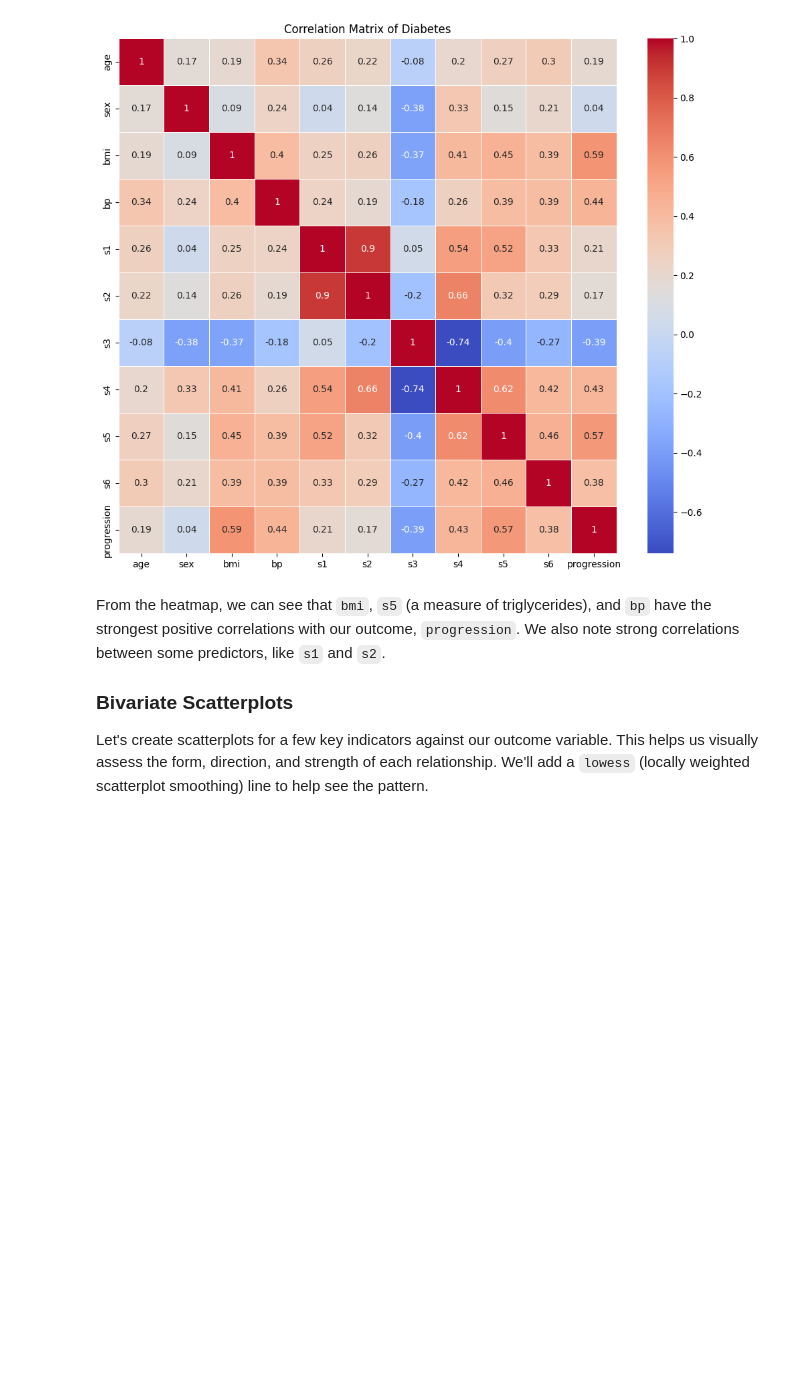
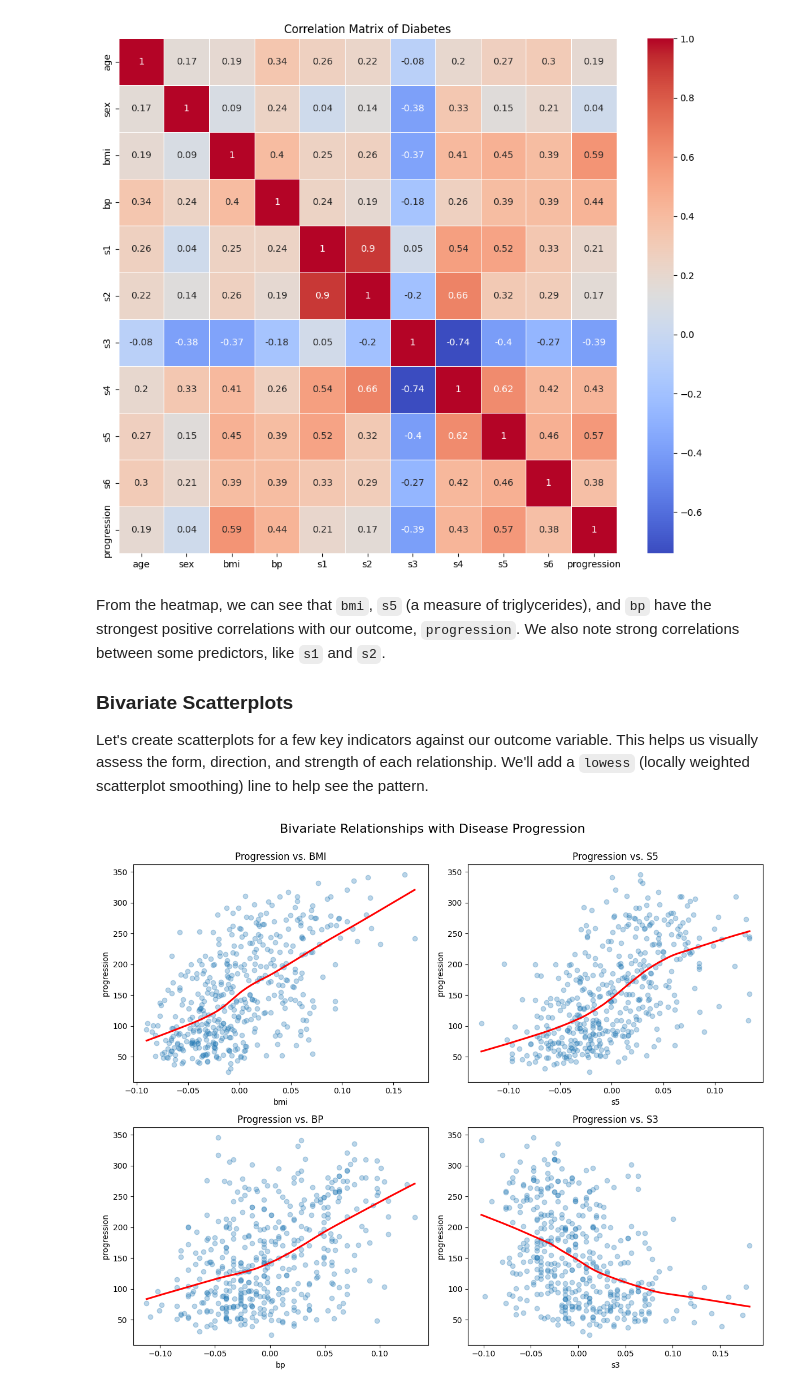
Before and after one commit to ibrahim-kocyigit/kocyigit-dsml, a Jupyter notebook: 03_specializations/01_fitting_statistical_models_to_data_with_python/01_considerations_for_statistical_modeling/06_getting_started_with_modeling_in_python.ipynb, the cells around one changed output. Cells and saved outputs as stored; diff of their text form; code cells hidden in the pictures; blank space fills up the shorter version.

```diff
--- a/03_specializations/01_fitting_statistical_models_to_data_with_python/01_considerations_for_statistical_modeling/06_getting_started_with_modeling_in_python.ipynb
+++ b/03_specializations/01_fitting_statistical_models_to_data_with_python/01_considerations_for_statistical_modeling/06_getting_started_with_modeling_in_python.ipynb
@@ -95,3 +95,22 @@ From the heatmap, we can see that `bmi`, `s5` (a measure of triglycerides), and
 
 ### Bivariate Scatterplots
 Let's create scatterplots for a few key indicators against our outcome variable. This helps us visually assess the form, direction, and strength of each relationship. We'll add a `lowess` (locally weighted scatterplot smoothing) line to help see the pattern.
+# %%
+# Select a few key predictors based on the correlation matrix
+key_predictors = ['bmi', 's5', 'bp', 's3']
+
+# Create a 2x2 grid of plots
+fig, axes = plt.subplots(2, 2, figsize=(12, 10))
+fig.suptitle("Bivariate Relationships with Disease Progression", fontsize=16)
+
+# Flatten the axes array for easy iteration
+axes = axes.flatten()
+
+for i, predictor in enumerate(key_predictors):
+    sns.regplot(df, ax=axes[i], x=predictor, y="progression", lowess=True, scatter_kws={"alpha": 0.3}, line_kws={"color": "red"})
+    axes[i].set_title(f"Progression vs. {predictor.upper()}")
+
+plt.tight_layout(rect=(0, 0, 1, 0.98))
+plt.show()
+# %% [output]
+[figure, added]
```
Also changed, not shown: parts of 4 cells of this notebook.
